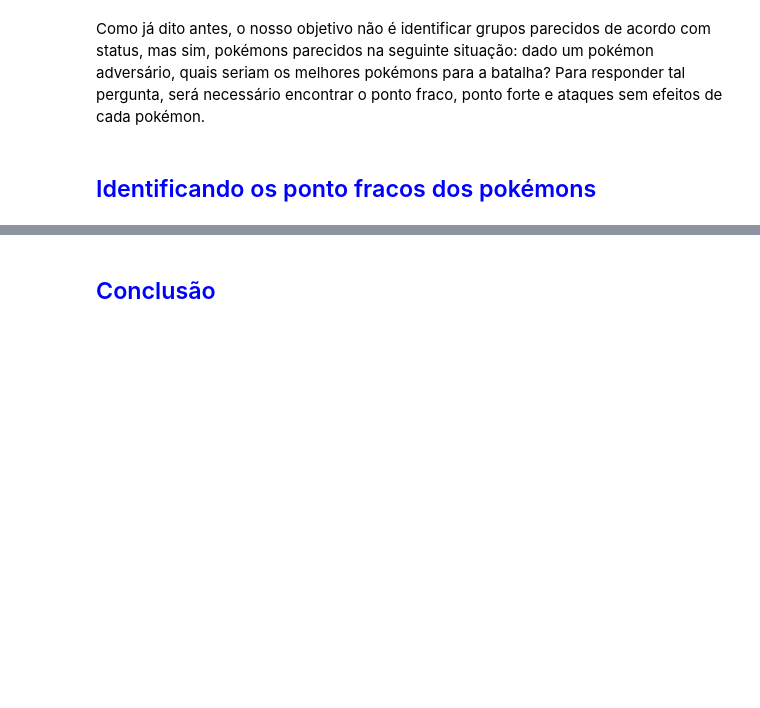
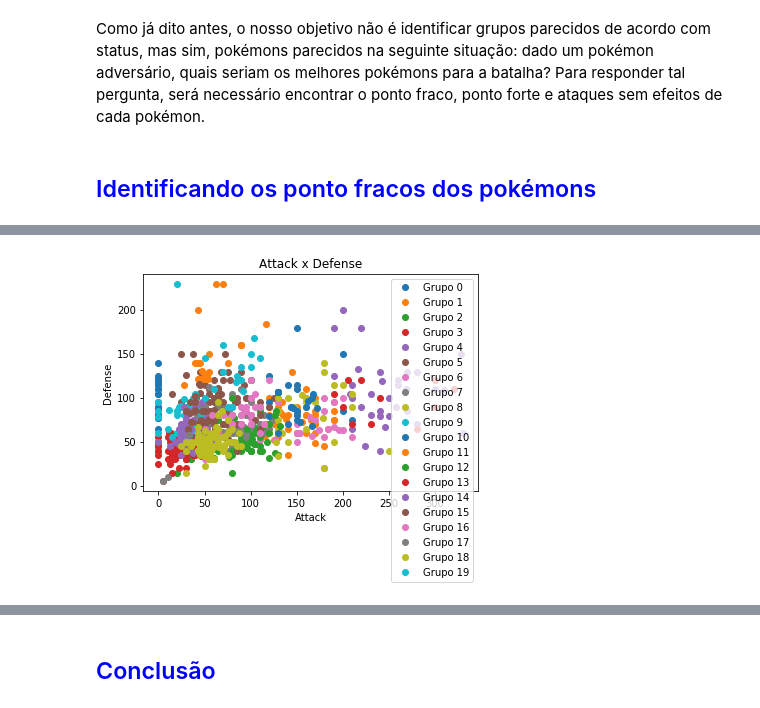
Before and after one commit to mauricioha/Projeto-3---CD, a Jupyter notebook: P3.ipynb, the cells around one changed output, grey strips where cells are left out. Saved outputs shown, nothing was run; the diff lists cells and outputs as text; code cells hidden in the pictures; blank space fills up the shorter version.

```diff
--- a/P3.ipynb
+++ b/P3.ipynb
@@ -352,52 +378,53 @@ nova_tabela
 # %%
 dados_entrada = nova_tabela.loc[:,("Attack", "Defense", "Sp. Atk","Sp. Def",'Speed',"HP")] #Estamos agrupando os dados com base nos status
 dados_entrada
-# ten_means = cluster.MiniBatchKMeans(n_clusters=20)
-# ten_means.fit(dados_entrada)
-# saida = ten_means.predict(dados_entrada)
-# conjunto = dados_entrada.copy()
-# conjunto["saida"] = saida
-# nova_tabela['saida'] = saida
+ten_means = cluster.MiniBatchKMeans(n_clusters=20)
+ten_means.fit(dados_entrada)
+saida = ten_means.predict(dados_entrada)
+conjunto = dados_entrada.copy()
+conjunto["saida"] = saida
+nova_tabela['saida'] = saida
 
-# grupo0 = conjunto[conjunto.saida==0]
-# grupo1 = conjunto[conjunto.saida==1]
-# grupo2 = conjunto[conjunto.saida==2]
-# grupo3 = conjunto[conjunto.saida==3]
-# grupo4 = conjunto[conjunto.saida==4]
-# grupo5 = conjunto[conjunto.saida==5]
-# grupo6 = conjunto[conjunto.saida==6]
-# grupo7 = conjunto[conjunto.saida==7]
-# grupo8 = conjunto[conjunto.saida==8]
-# grupo9 = conjunto[conjunto.saida==9]
-# grupo10 = conjunto[conjunto.saida==10]
-# grupo11 = conjunto[conjunto.saida==11]
-# grupo12 = conjunto[conjunto.saida==12]
-# grupo13 = conjunto[conjunto.saida==13]
-# grupo14 = conjunto[conjunto.saida==14]
-# grupo15 = conjunto[conjunto.saida==15]
-# grupo16 = conjunto[conjunto.saida==16]
-# grupo17 = conjunto[conjunto.saida==17]
-# grupo18 = conjunto[conjunto.saida==18]
-# grupo19 = conjunto[conjunto.saida==19]
-# # grupo20 = conjunto[conjunto.saida==20]
-# # grupo21 = conjunto[conjunto.saida==21]
-# # grupo22 = conjunto[conjunto.saida==22]
-# # grupo23 = conjunto[conjunto.saida==23]
-# # grupo24 = conjunto[conjunto.saida==24]
+grupo0 = conjunto[conjunto.saida==0]
+grupo1 = conjunto[conjunto.saida==1]
+grupo2 = conjunto[conjunto.saida==2]
+grupo3 = conjunto[conjunto.saida==3]
+grupo4 = conjunto[conjunto.saida==4]
+grupo5 = conjunto[conjunto.saida==5]
+grupo6 = conjunto[conjunto.saida==6]
+grupo7 = conjunto[conjunto.saida==7]
+grupo8 = conjunto[conjunto.saida==8]
+grupo9 = conjunto[conjunto.saida==9]
+grupo10 = conjunto[conjunto.saida==10]
+grupo11 = conjunto[conjunto.saida==11]
+grupo12 = conjunto[conjunto.saida==12]
+grupo13 = conjunto[conjunto.saida==13]
+grupo14 = conjunto[conjunto.saida==14]
+grupo15 = conjunto[conjunto.saida==15]
+grupo16 = conjunto[conjunto.saida==16]
+grupo17 = conjunto[conjunto.saida==17]
+grupo18 = conjunto[conjunto.saida==18]
+grupo19 = conjunto[conjunto.saida==19]
+# grupo20 = conjunto[conjunto.saida==20]
+# grupo21 = conjunto[conjunto.saida==21]
+# grupo22 = conjunto[conjunto.saida==22]
+# grupo23 = conjunto[conjunto.saida==23]
+# grupo24 = conjunto[conjunto.saida==24]
 
-# plota_grafico("Attack","Defense")
-# plota_grafico("Attack","HP")
-# plota_grafico("Attack","Sp. Atk")
-# plota_grafico("Attack", "Speed")
-# plota_grafico("Attack","Sp. Def")
-# plota_grafico("Defense","HP")
-# plota_grafico("Defense","Sp. Atk")
-# plota_grafico("Defense","Sp. Def")
-# plota_grafico("Defense","Speed")
-# plota_grafico("HP", "Sp. Atk")
-# plota_grafico("HP","Sp. Def")
-# plota_grafico("HP", "Speed")
-# plota_grafico("Sp. Atk","Speed")
-# plota_grafico("Sp. Atk", "Sp. Def")
-# plota_grafico("Sp. Def", "Speed")
+plota_grafico("Attack","Defense")
+plota_grafico("Attack","HP")
+plota_grafico("Attack","Sp. Atk")
+plota_grafico("Attack", "Speed")
+plota_grafico("Attack","Sp. Def")
+plota_grafico("Defense","HP")
+plota_grafico("Defense","Sp. Atk")
+plota_grafico("Defense","Sp. Def")
+plota_grafico("Defense","Speed")
+plota_grafico("HP", "Sp. Atk")
+plota_grafico("HP","Sp. Def")
+plota_grafico("HP", "Speed")
+plota_grafico("Sp. Atk","Speed")
+plota_grafico("Sp. Atk", "Sp. Def")
+plota_grafico("Sp. Def", "Speed")
 # %% [output]
+[figure, added]
```
Also changed, not shown: parts of 9 cells of this notebook.
